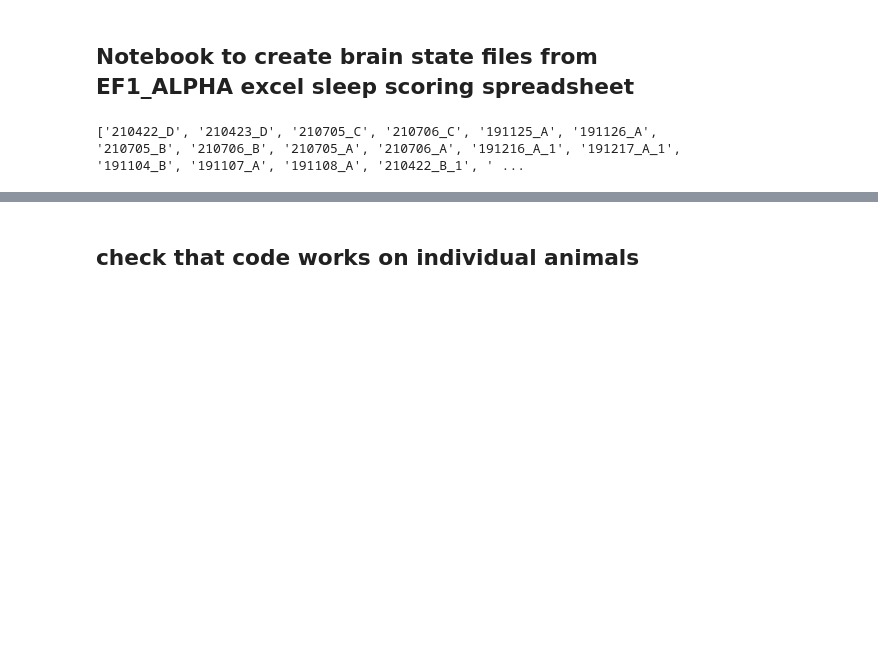
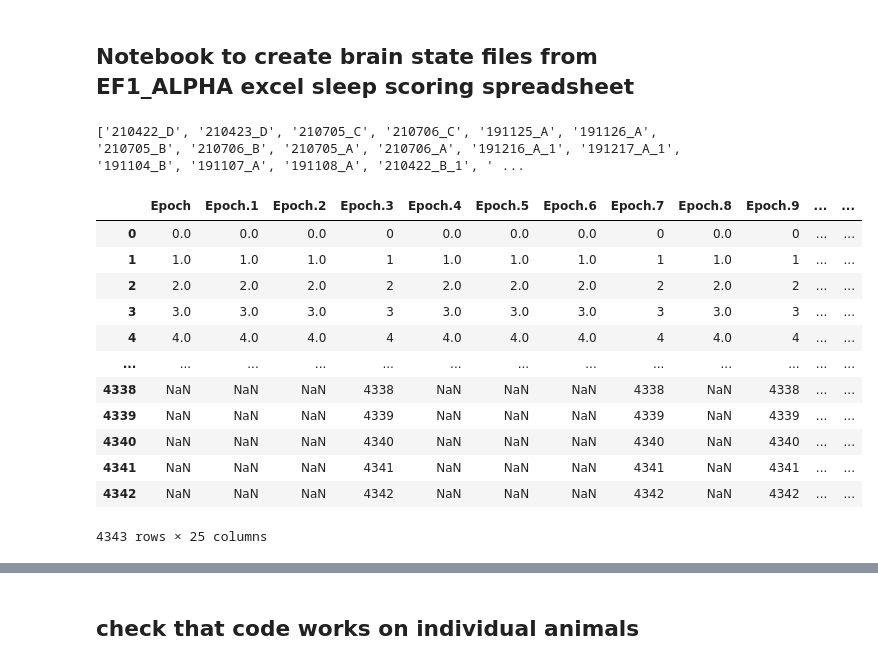
Before and after one commit to melissafasol/ef1_alpha, a Jupyter notebook: brain_state_extraction.ipynb, the cells around one changed output, grey strips where cells are left out. Saved outputs shown, nothing was run; the diff lists cells and outputs as text; code cells hidden in the pictures; blank space fills up the shorter version.

```diff
--- a/brain_state_extraction.ipynb
+++ b/brain_state_extraction.ipynb
@@ -25,3 +25,19 @@ print(animal_ids)
 raw_epochs = pd.read_excel('grant_EEG_classification.xlsx', usecols = epoch_number, header = 1, skiprows = 6)
 raw_epochs_letter = pd.read_excel('grant_EEG_classification.xlsx', usecols = cols, header = 1, skiprows = 6)
 raw_discard = pd.read_excel('grant_EEG_classification.xlsx', usecols = cols_discard, header = 1, skiprows = 6)
+# %%
+raw_epochs
+# %% [output]
+|  | Epoch | Epoch.1 | Epoch.2 | Epoch.3 | Epoch.4 | Epoch.5 | Epoch.6 | Epoch.7 | Epoch.8 | Epoch.9 | ... | ... |
+| 0 | 0.0 | 0.0 | 0.0 | 0 | 0.0 | 0.0 | 0.0 | 0 | 0.0 | 0 | ... | ... |
+| 1 | 1.0 | 1.0 | 1.0 | 1 | 1.0 | 1.0 | 1.0 | 1 | 1.0 | 1 | ... | ... |
+| 2 | 2.0 | 2.0 | 2.0 | 2 | 2.0 | 2.0 | 2.0 | 2 | 2.0 | 2 | ... | ... |
+| 3 | 3.0 | 3.0 | 3.0 | 3 | 3.0 | 3.0 | 3.0 | 3 | 3.0 | 3 | ... | ... |
+| 4 | 4.0 | 4.0 | 4.0 | 4 | 4.0 | 4.0 | 4.0 | 4 | 4.0 | 4 | ... | ... |
+| ... | ... | ... | ... | ... | ... | ... | ... | ... | ... | ... | ... | ... |
+| 4338 | NaN | NaN | NaN | 4338 | NaN | NaN | NaN | 4338 | NaN | 4338 | ... | ... |
+| 4339 | NaN | NaN | NaN | 4339 | NaN | NaN | NaN | 4339 | NaN | 4339 | ... | ... |
+| 4340 | NaN | NaN | NaN | 4340 | NaN | NaN | NaN | 4340 | NaN | 4340 | ... | ... |
+| 4341 | NaN | NaN | NaN | 4341 | NaN | NaN | NaN | 4341 | NaN | 4341 | ... | ... |
+| 4342 | NaN | NaN | NaN | 4342 | NaN | NaN | NaN | 4342 | NaN | 4342 | ... | ... |
+4343 rows × 25 columns
```
Also changed, not shown: parts of 3 cells of this notebook, 3 other files.
